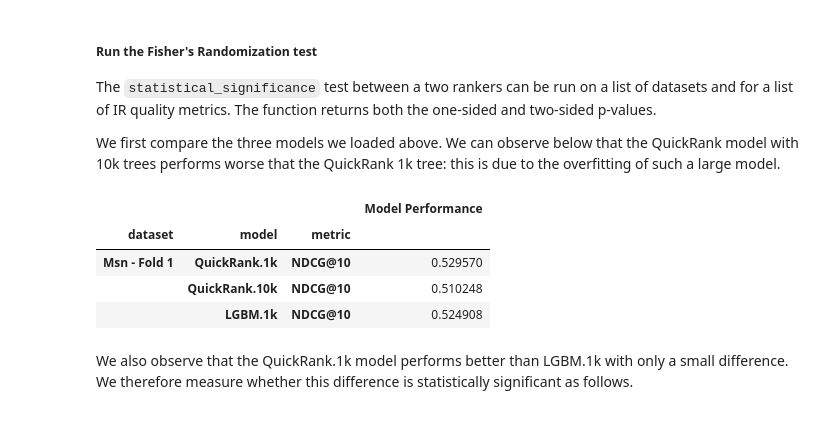
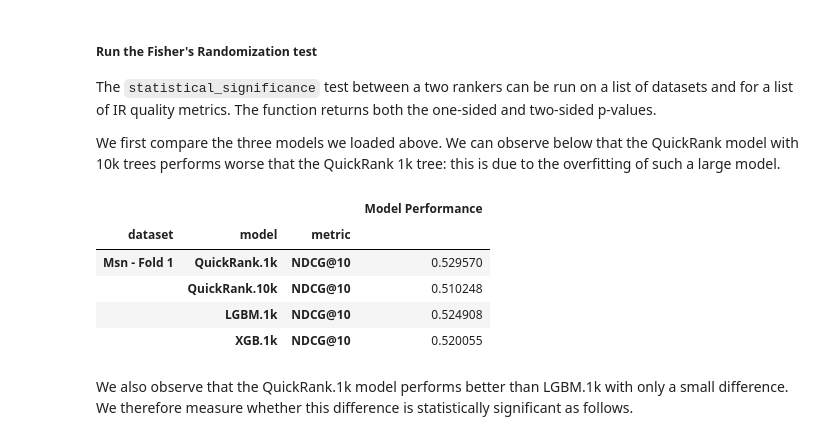
Before and after one commit to hpclab/rankeval, a Jupyter notebook: notebooks/RankEval - Statistical Analysis.ipynb, the cells around one changed output. Saved outputs shown, nothing was run; the diff lists cells and outputs as text; code cells hidden in the pictures.

```diff
--- a/notebooks/RankEval - Statistical Analysis.ipynb
+++ b/notebooks/RankEval - Statistical Analysis.ipynb
@@ -35,11 +35,13 @@ dataset_file = "/home/rankeval/rankeval_data/msn/dataset/Fold1/test.txt"
 qr_1K_file  = "/home/rankeval/rankeval_data/msn/models/Fold1/msn1.quickrank.LAMBDAMART.20000.32.T1000.xml"
 qr_10K_file = "/home/rankeval/rankeval_data/msn/models/Fold1/msn1.quickrank.LAMBDAMART.20000.32.T10000.xml"
 lgbm_1K_file   = "/home/rankeval/rankeval_data/msn/models/Fold1/msn1.lightgbm.LAMBDAMART.1000.32.T1000.model"
+xbg_1k_file = "/home/rankeval/rankeval_data/msn/models/Fold1/msn1.xgboost.LAMBDAMART.1000.5.T1000.model"
 
 # load
 qr_1K   = RTEnsemble(qr_1K_file, name="QuickRank.1k", format="QuickRank")
 qr_10K  = RTEnsemble(qr_10K_file, name="QuickRank.10k", format="QuickRank")
 lgbm_1K = RTEnsemble(lgbm_1K_file, name="LGBM.1k", format="LightGBM")
+xgb_1K = RTEnsemble(xbg_1k_file, name="XGB.1k", format="XGBoost")
 
 msn1 = Dataset.load(dataset_file, name="Msn - Fold 1")
 # %% [markdown]
@@ -51,18 +53,19 @@ We first compare the three models we loaded above. We can observe below that the
 # %%
 from rankeval.analysis.effectiveness import model_performance
 
 ndcg_10 = NDCG(cutoff=10)
 
 perf = model_performance(datasets=[msn1],
-                         models=[qr_1K, qr_10K, lgbm_1K],
+                         models=[qr_1K, qr_10K, lgbm_1K, xgb_1K],
                          metrics=[ndcg_10])
 perf.to_dataframe()
 # %% [output]
 |  |  |  | Model Performance |
 | dataset | model | metric |  |
 | Msn - Fold 1 | QuickRank.1k | NDCG@10 | 0.529570 |
 |  | QuickRank.10k | NDCG@10 | 0.510248 |
 |  | LGBM.1k | NDCG@10 | 0.524908 |
+|  | XGB.1k | NDCG@10 | 0.520055 |
 # %% [markdown]
 We also observe that the QuickRank.1k model performs better than LGBM.1k with only a small difference. We therefore measure whether this difference is statistically significant as follows.
 # %%
```
Also changed, not shown: 1 other file.
